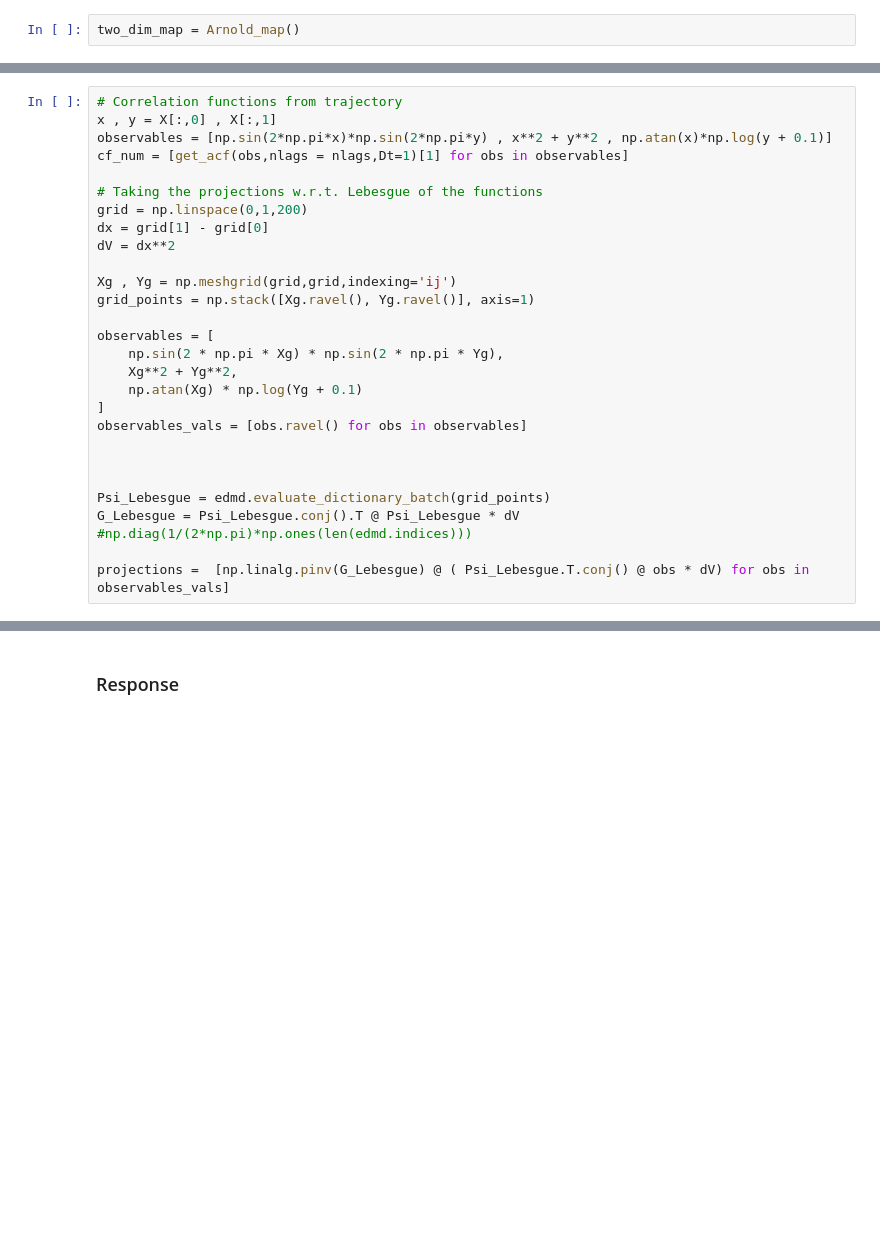
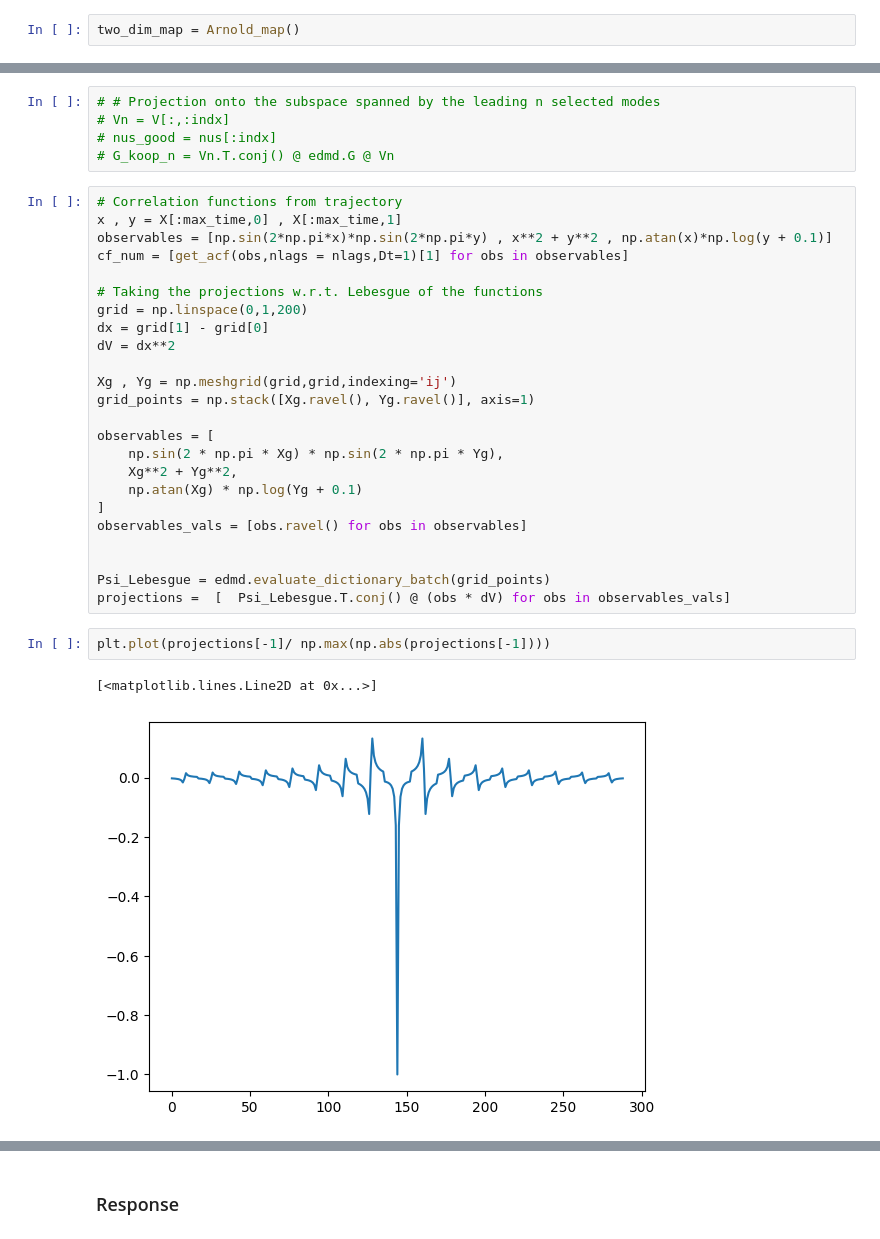
Before and after one commit to niccozagli/KoopmanismResponse, a Jupyter notebook: notebooks/GeneralisedArnoldMap.ipynb, the cells around one changed output, grey strips where cells are left out. Saved outputs shown, nothing was run; the diff lists cells and outputs as text; blank space fills up the shorter version.

```diff
--- a/notebooks/GeneralisedArnoldMap.ipynb
+++ b/notebooks/GeneralisedArnoldMap.ipynb
@@ -55,6 +66,11 @@ Text(0.5, 0, '$t$')
+# %%
+# # Projection onto the subspace spanned by the leading n selected modes
+# Vn = V[:,:indx]
+# nus_good = nus[:indx]
+# G_koop_n = Vn.T.conj() @ edmd.G @ Vn
 # %%
 # Correlation functions from trajectory
-x , y = X[:,0] , X[:,1]
+x , y = X[:max_time,0] , X[:max_time,1]
 observables = [np.sin(2*np.pi*x)*np.sin(2*np.pi*y) , x**2 + y**2 , np.atan(x)*np.log(y + 0.1)]
 cf_num = [get_acf(obs,nlags = nlags,Dt=1)[1] for obs in observables]
 
@@ -74,10 +90,12 @@ observables = [
 observables_vals = [obs.ravel() for obs in observables]
 
 
-
 Psi_Lebesgue = edmd.evaluate_dictionary_batch(grid_points)
-G_Lebesgue = Psi_Lebesgue.conj().T @ Psi_Lebesgue * dV #np.diag(1/(2*np.pi)*np.ones(len(edmd.indices)))
-
-projections =  [np.linalg.pinv(G_Lebesgue) @ ( Psi_Lebesgue.T.conj() @ obs * dV) for obs in observables_vals]
+projections =  [  Psi_Lebesgue.T.conj() @ (obs * dV) for obs in observables_vals]
+# %%
+plt.plot(projections[-1]/ np.max(np.abs(projections[-1])))
+# %% [output]
+[<matplotlib.lines.Line2D at 0x...>]
+[figure, added]
 # %%
 # Evaluate the Koopman projections and the reconstruction
```
Also changed, not shown: parts of 22 cells of this notebook, 4 other files.
